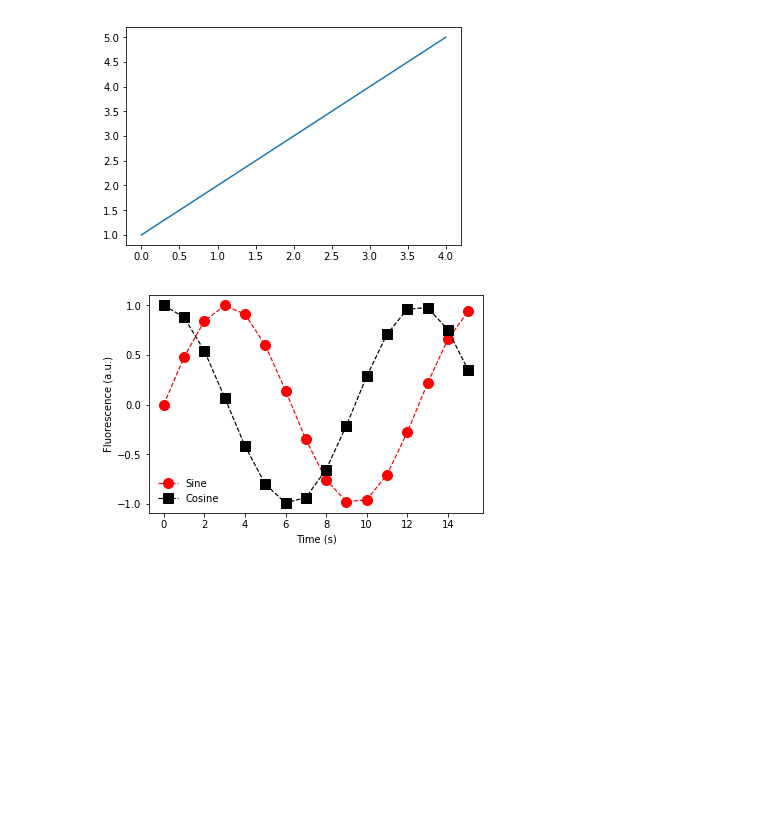
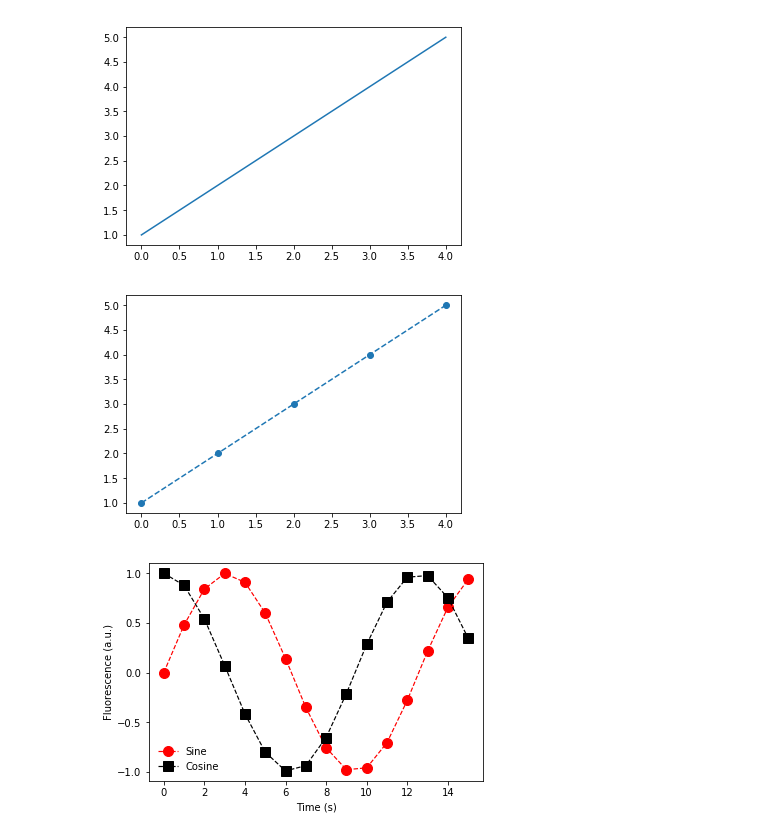
Before and after one commit to QCB-Collaboratory/W17.MachineLearning, a Jupyter notebook: materials/day_1/Day-1_notebook.ipynb, the cells around one changed output. Saved outputs shown, nothing was run; the diff lists cells and outputs as text; code cells hidden in the pictures; blank space fills up the shorter version.

```diff
--- a/materials/day_1/Day-1_notebook.ipynb
+++ b/materials/day_1/Day-1_notebook.ipynb
@@ -195,6 +209,11 @@ pl.plot(b)
 pl.show()
 # %% [output]
 [figure]
+# %%
+pl.plot(b, 'o--')
+pl.show()
+# %% [output]
+[figure, added]
 # %%
 x = np.array( [0,1,2,3,4,5,6,7,8,9,10,11,12,13,14,15] )
 y1 = np.sin(0.5*x)
```
Also changed, not shown: parts of 38 cells of this notebook.
